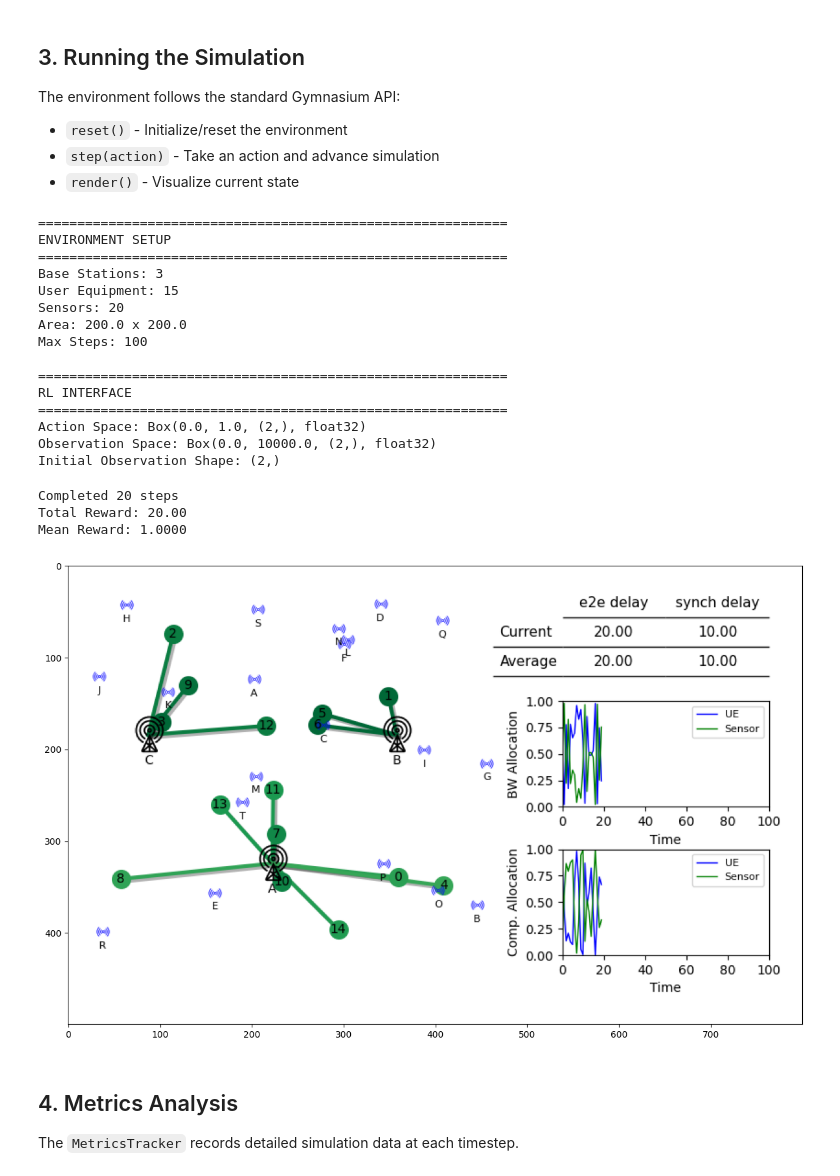
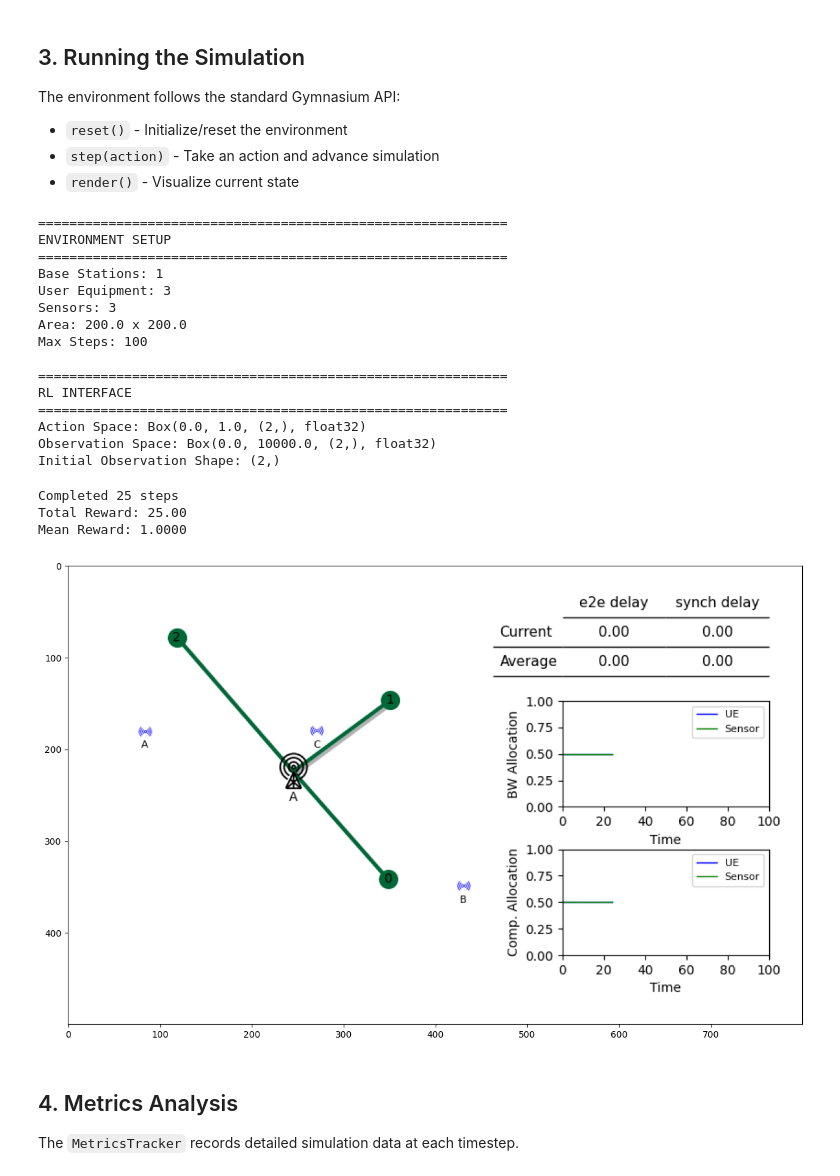
Before and after one commit to elifohri/MetaLore-simulator, a Jupyter notebook: test_notebook.ipynb, the cells around one changed output. Drawn from its saved outputs; the diff is of its cells as text; code cells hidden in the pictures.

```diff
--- a/test_notebook.ipynb
+++ b/test_notebook.ipynb
@@ -68,7 +72,7 @@ The environment follows the standard Gymnasium API:
 - `render()` - Visualize current state
 # %%
 # Create environment
-env = MultiCellEnv(config=multi_cell_config())
+env = SingleCellEnv(config=default_config())
 obs, info = env.reset()
 
 print("="*60)
@@ -90,9 +94,9 @@ print(f"Initial Observation Shape: {obs.shape}")
 ============================================================
 ENVIRONMENT SETUP
 ============================================================
-Base Stations: 3
-User Equipment: 15
-Sensors: 20
+Base Stations: 1
+User Equipment: 3
+Sensors: 3
 Area: 200.0 x 200.0
 Max Steps: 100
 
@@ -104,45 +108,46 @@ Observation Space: Box(0.0, 10000.0, (2,), float32)
 Initial Observation Shape: (2,)
 # %%
 # Run simulation for N steps
-N_STEPS = 100
+N_STEPS = 25
 
 rewards = []
 observations = []
 
 for step in range(N_STEPS):
-    action = env.action_space.sample()
+    #action = env.action_space.sample()
+    action = [0.5, 0.5]
     obs, reward, terminated, truncated, info = env.step(action)
 
     rewards.append(reward)
     observations.append(obs)
 
     if terminated or truncated:
         print(f"Episode ended at step {step+1}")
         break
 
     # Animate during simulation
     ipd.clear_output(wait=True)
     fig, ax = plt.subplots(figsize=(12, 8))
     ax.imshow(env.render())
     plt.tight_layout()
     plt.show()
     plt.close()
 
 # Show final frame (persists after loop)
 ipd.clear_output(wait=True)
 print(f"Completed {len(rewards)} steps")
 print(f"Total Reward: {sum(rewards):.2f}")
 print(f"Mean Reward: {np.mean(rewards):.4f}")
 
 fig, ax = plt.subplots(figsize=(12, 8))
 ax.imshow(env.render())
 plt.tight_layout()
 plt.show()
 # %% [output]
-Completed 20 steps
-Total Reward: 20.00
+Completed 25 steps
+Total Reward: 25.00
 Mean Reward: 1.0000
-[figure, old version]
+[figure, new version]
 # %% [markdown]
 ## 4. Metrics Analysis
 
```
Also changed, not shown: parts of 7 cells of this notebook, 35 other files.
